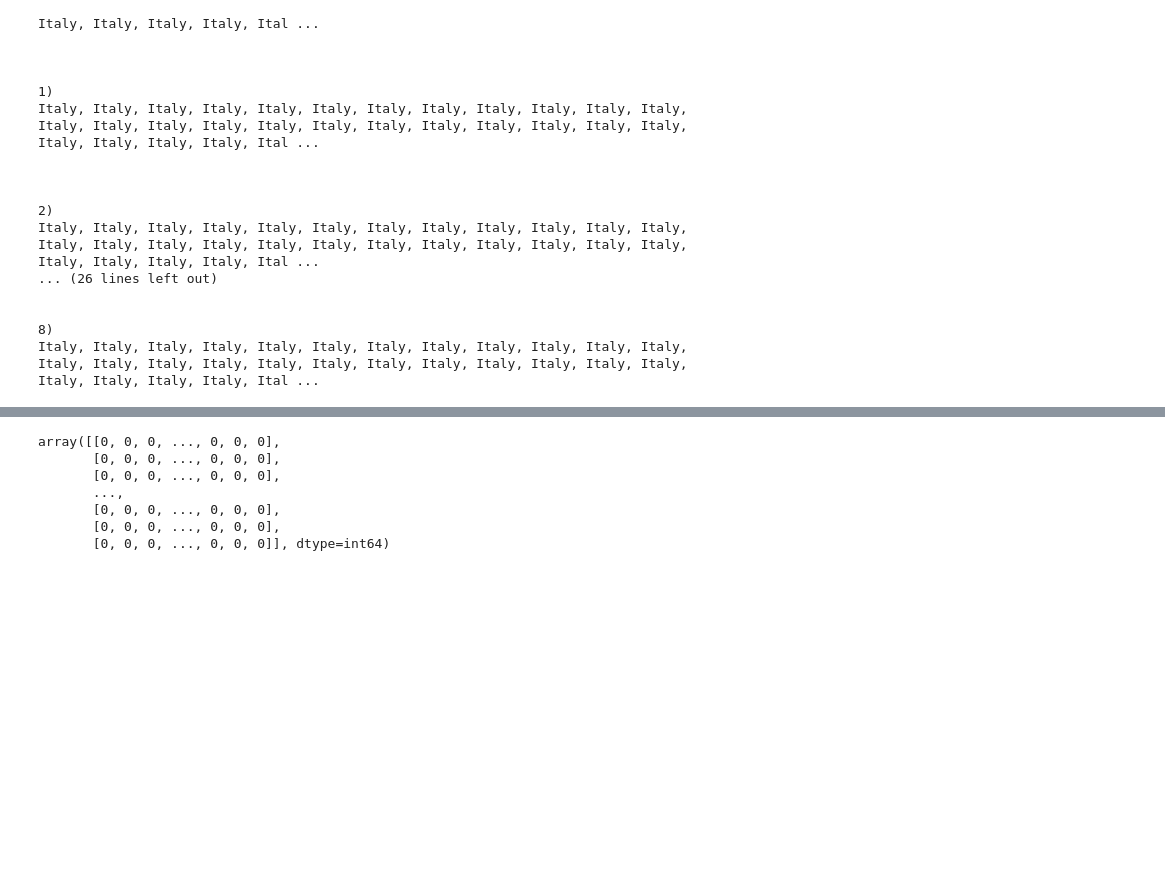
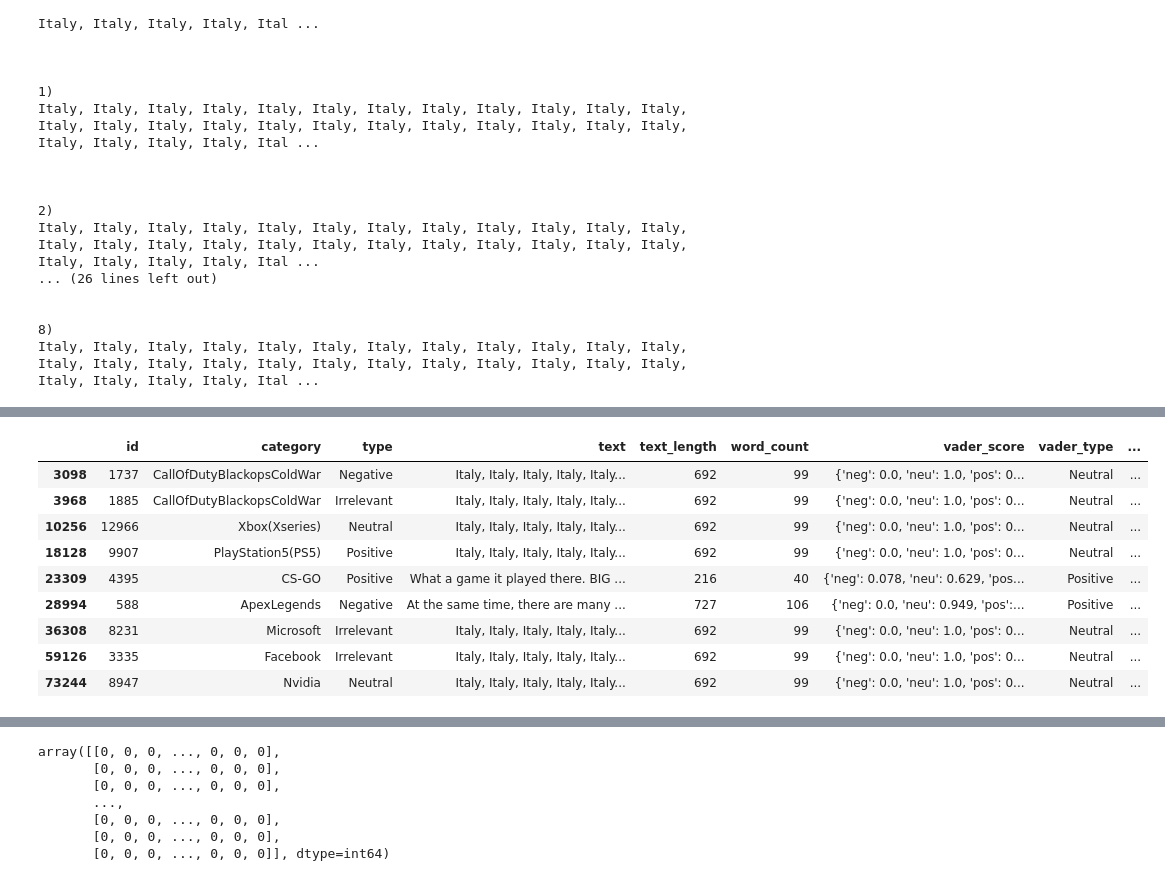
Before and after one commit to Maurice010/Data-Science-2023-2024, a Jupyter notebook: Assignment_5_optional.ipynb, the cells around one changed output, grey strips where cells are left out. Drawn from its saved outputs; the diff is of its cells as text; code cells hidden in the pictures; blank space fills up the shorter version.

```diff
--- a/Assignment_5_optional.ipynb
+++ b/Assignment_5_optional.ipynb
@@ -351,0 +553,13 @@ analyzer .polarity_scores(train_df['text'][20])
+# %%
+train_df[train_df['text'].str.contains('italy', case=False)].copy()
+# %% [output]
+|  | id | category | type | text | text_length | word_count | vader_score | vader_type | ... |
+| 3098 | 1737 | CallOfDutyBlackopsColdWar | Negative | Italy, Italy, Italy, Italy, Italy... | 692 | 99 | {'neg': 0.0, 'neu': 1.0, 'pos': 0... | Neutral | ... |
+| 3968 | 1885 | CallOfDutyBlackopsColdWar | Irrelevant | Italy, Italy, Italy, Italy, Italy... | 692 | 99 | {'neg': 0.0, 'neu': 1.0, 'pos': 0... | Neutral | ... |
+| 10256 | 12966 | Xbox(Xseries) | Neutral | Italy, Italy, Italy, Italy, Italy... | 692 | 99 | {'neg': 0.0, 'neu': 1.0, 'pos': 0... | Neutral | ... |
+| 18128 | 9907 | PlayStation5(PS5) | Positive | Italy, Italy, Italy, Italy, Italy... | 692 | 99 | {'neg': 0.0, 'neu': 1.0, 'pos': 0... | Neutral | ... |
+| 23309 | 4395 | CS-GO | Positive | What a game it played there. BIG ... | 216 | 40 | {'neg': 0.078, 'neu': 0.629, 'pos... | Positive | ... |
+| 28994 | 588 | ApexLegends | Negative | At the same time, there are many ... | 727 | 106 | {'neg': 0.0, 'neu': 0.949, 'pos':... | Positive | ... |
+| 36308 | 8231 | Microsoft | Irrelevant | Italy, Italy, Italy, Italy, Italy... | 692 | 99 | {'neg': 0.0, 'neu': 1.0, 'pos': 0... | Neutral | ... |
+| 59126 | 3335 | Facebook | Irrelevant | Italy, Italy, Italy, Italy, Italy... | 692 | 99 | {'neg': 0.0, 'neu': 1.0, 'pos': 0... | Neutral | ... |
+| 73244 | 8947 | Nvidia | Neutral | Italy, Italy, Italy, Italy, Italy... | 692 | 99 | {'neg': 0.0, 'neu': 1.0, 'pos': 0... | Neutral | ... |
```
Also changed, not shown: parts of 35 cells of this notebook.
